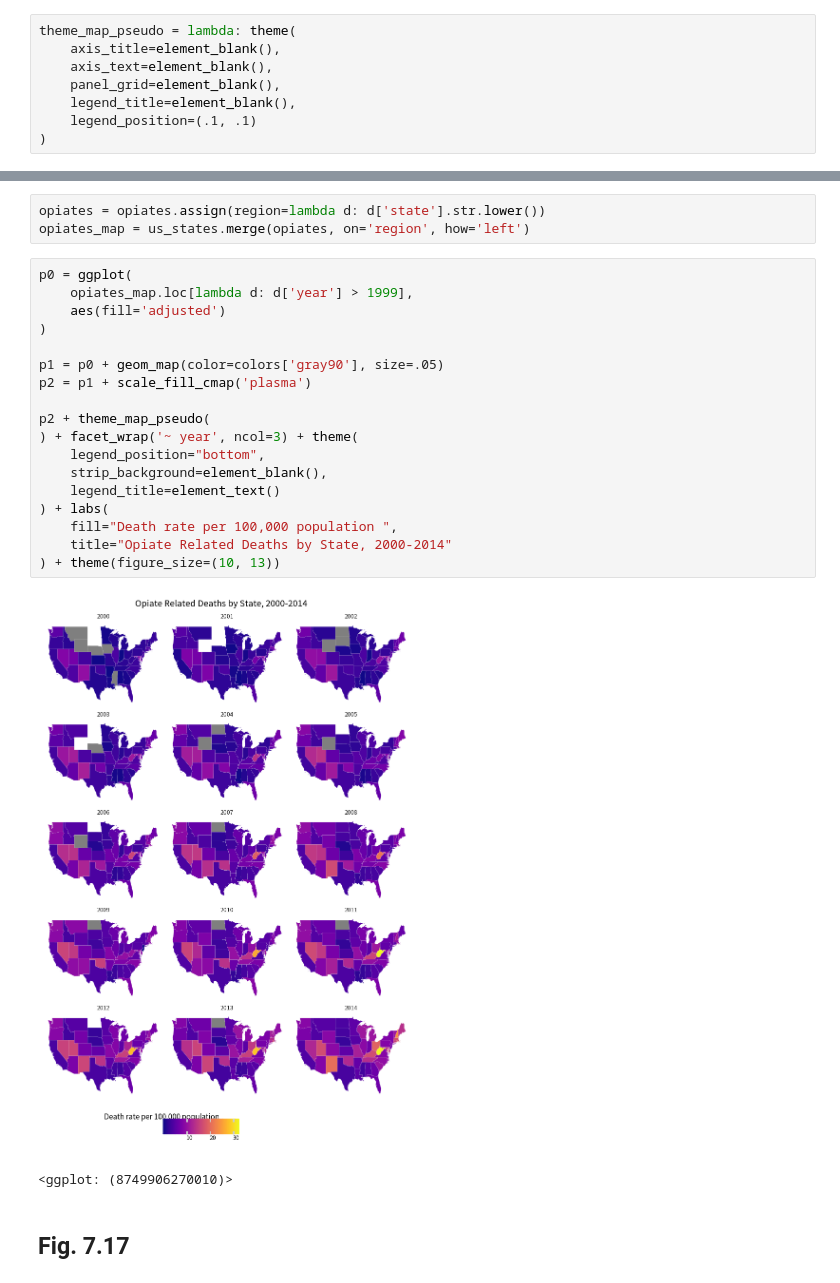
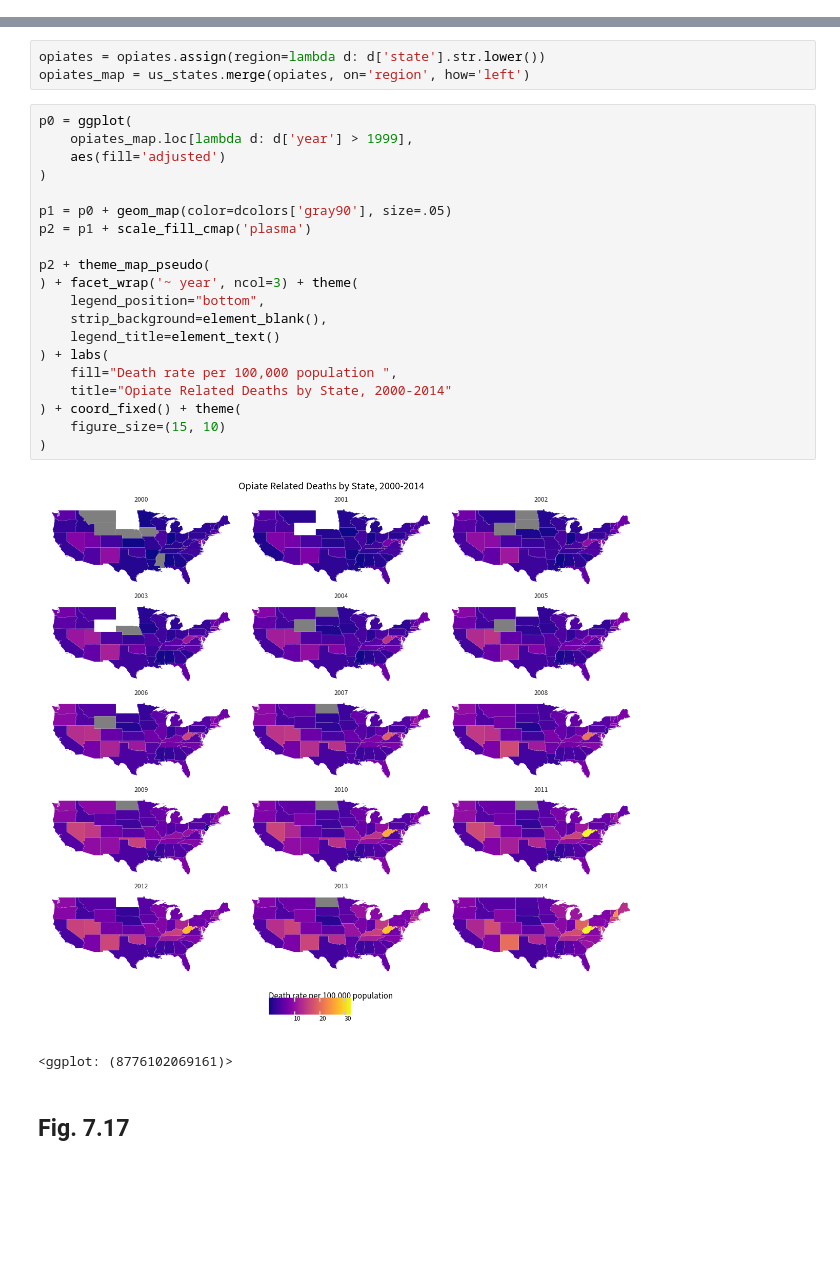
Before and after one commit to Gedevan-Aleksizde/pysocviz, a Jupyter notebook: notebooks/Ch.7.ipynb, the cells around one changed output, grey strips where cells are left out. Cells and saved outputs as stored; diff of their text form; blank space fills up the shorter version.

```diff
--- a/notebooks/Ch.7.ipynb
+++ b/notebooks/Ch.7.ipynb
@@ -173,10 +196,2 @@ NOTE: Currently plotnine (v0.8) doesn't suuport `theme_map`. So in this case I m
-# %%
-theme_map_pseudo = lambda: theme(
-    axis_title=element_blank(),
-    axis_text=element_blank(),
-    panel_grid=element_blank(),
-    legend_title=element_blank(),
-    legend_position=(.1, .1)
-)
 # %%
 p0 = ggplot(us_states_elec, aes(fill='party'))
@@ -335,24 +415,26 @@ opiates_map = us_states.merge(opiates, on='region', how='left')
 # %%
 p0 = ggplot(
     opiates_map.loc[lambda d: d['year'] > 1999],
     aes(fill='adjusted')
 )
 
-p1 = p0 + geom_map(color=colors['gray90'], size=.05)
+p1 = p0 + geom_map(color=dcolors['gray90'], size=.05)
 p2 = p1 + scale_fill_cmap('plasma')
 
 p2 + theme_map_pseudo(
 ) + facet_wrap('~ year', ncol=3) + theme(
     legend_position="bottom",
     strip_background=element_blank(),
     legend_title=element_text()
 ) + labs(
     fill="Death rate per 100,000 population ",
     title="Opiate Related Deaths by State, 2000-2014"
-) + theme(figure_size=(10, 13))
+) + coord_fixed() + theme(
+    figure_size=(15, 10)
+)
 # %% [output]
-[figure, old version]
+[figure, new version]
-<ggplot: (8749906270010)>
+<ggplot: (8776102069161)>
 # %% [markdown]
 ## Fig. 7.17
 # %%
```
Also changed, not shown: parts of 44 cells of this notebook, 16 other files.
